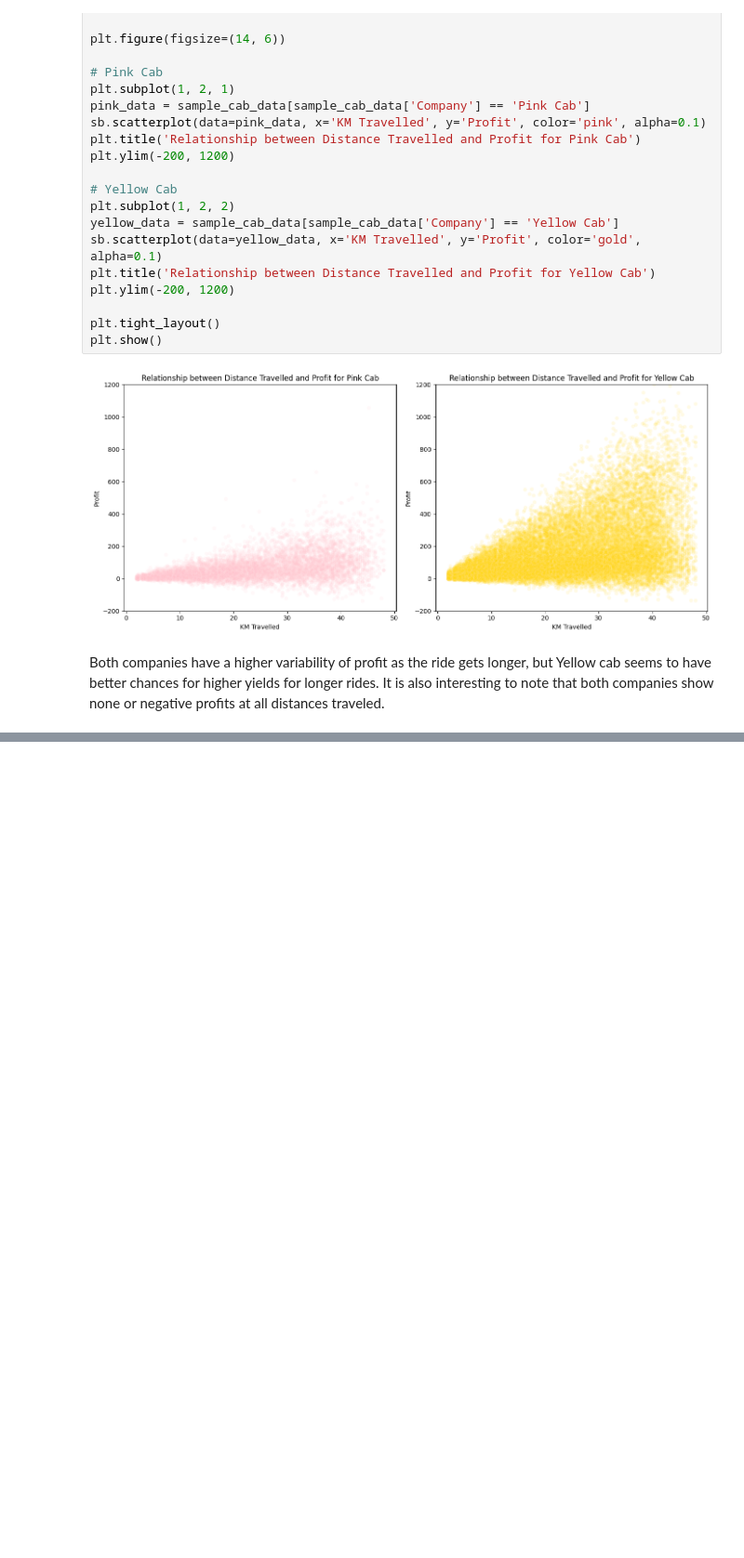
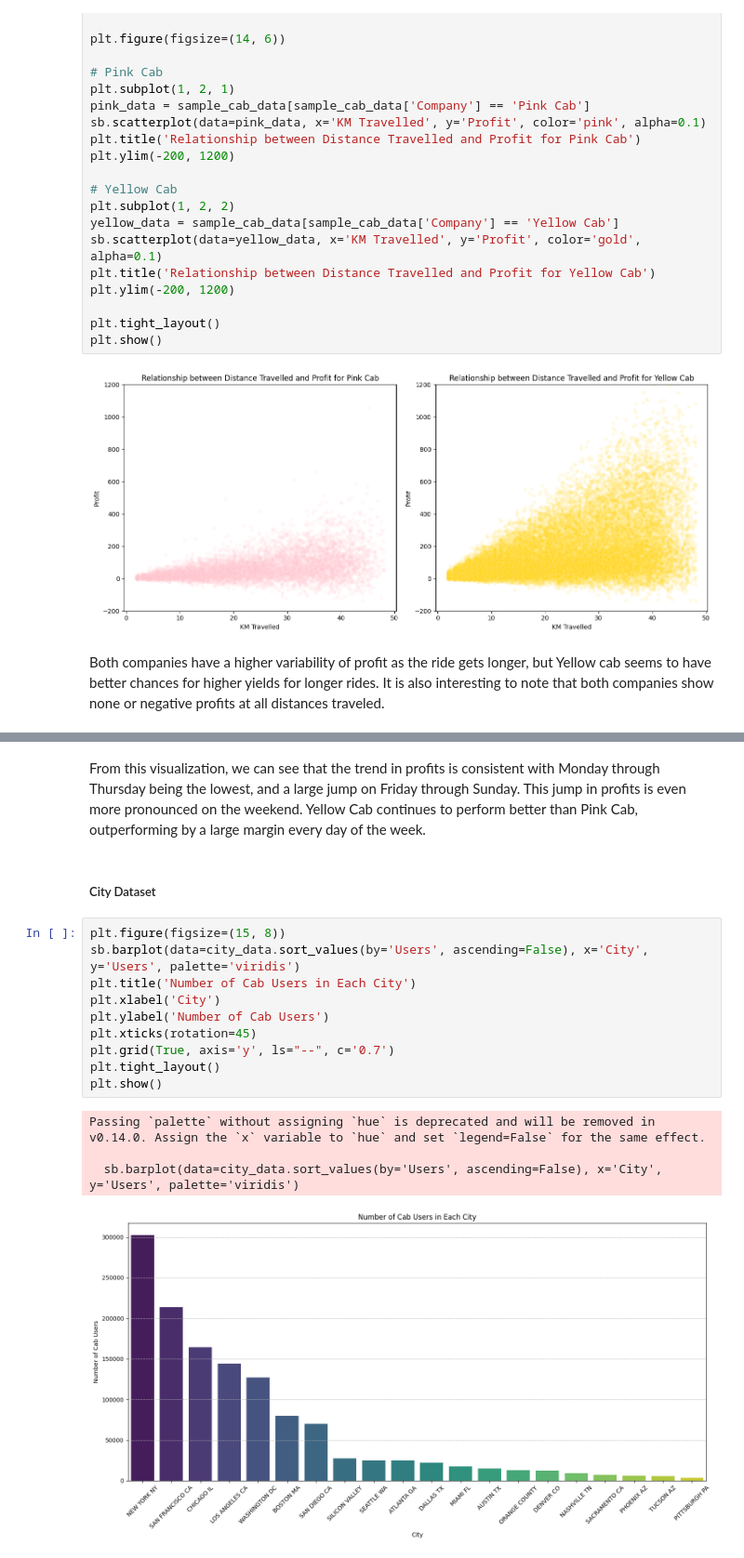
Before and after one commit to matthewiversen/data-glacier-internship, a Jupyter notebook: week-2/notebook.ipynb, the cells around one changed output, grey strips where cells are left out. Shown at 93% size. Drawn from its saved outputs; the diff is of its cells as text; blank space fills up the shorter version.

```diff
--- a/week-2/notebook.ipynb
+++ b/week-2/notebook.ipynb
@@ -516,0 +544,19 @@ Both companies have a higher variability of profit as the ride gets longer, but
+# %% [markdown]
+From this visualization, we can see that the trend in profits is consistent with Monday through Thursday being the lowest, and a large jump on Friday through Sunday. This jump in profits is even more pronounced on the weekend. Yellow Cab continues to perform better than Pink Cab, outperforming by a large margin every day of the week.
+# %% [markdown]
+##### City Dataset
+# %%
+plt.figure(figsize=(15, 8))
+sb.barplot(data=city_data.sort_values(by='Users', ascending=False), x='City', y='Users', palette='viridis')
+plt.title('Number of Cab Users in Each City')
+plt.xlabel('City')
+plt.ylabel('Number of Cab Users')
+plt.xticks(rotation=45)
+plt.grid(True, axis='y', ls="--", c='0.7')
+plt.tight_layout()
+plt.show()
+# %% [output]
+Passing `palette` without assigning `hue` is deprecated and will be removed in v0.14.0. Assign the `x` variable to `hue` and set `legend=False` for the same effect.
+
+  sb.barplot(data=city_data.sort_values(by='Users', ascending=False), x='City', y='Users', palette='viridis')
+[figure, added]
```
Also changed, not shown: parts of 11 cells of this notebook, 31 other files.
